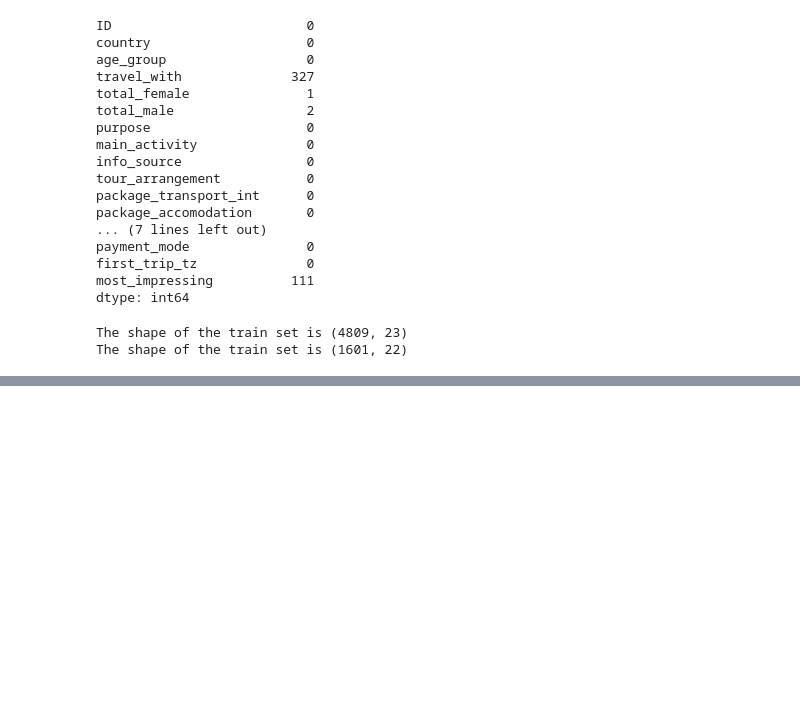
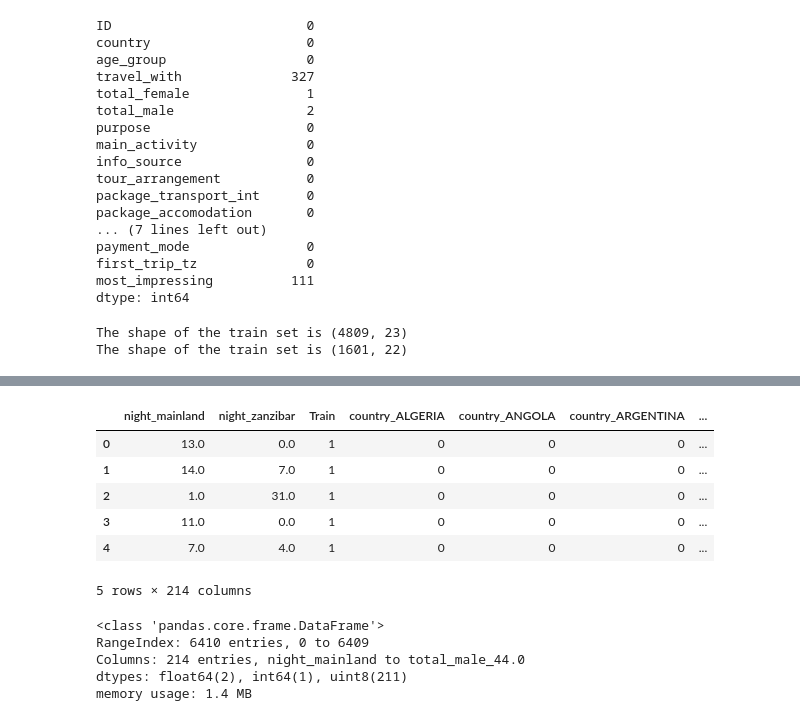
Before and after one commit to Kennedy87670/Projects_ML, a Jupyter notebook: Tanzania_Tourism_Prediction .ipynb, the cells around one changed output, grey strips where cells are left out. Saved outputs shown, nothing was run; the diff lists cells and outputs as text; code cells hidden in the pictures; blank space fills up the shorter version.

```diff
--- a/Tanzania_Tourism_Prediction .ipynb
+++ b/Tanzania_Tourism_Prediction .ipynb
@@ -283,0 +342,22 @@ data
+# %%
+numerical_values = ['total_female','total_male' ]
+# %%
+## convert the data categorical to (1, 0)
+all_data = pd.get_dummies( all_data,columns = numerical_values)
+all_data.head()
+# %% [output]
+|  | night_mainland | night_zanzibar | Train | country_ALGERIA | country_ANGOLA | country_ARGENTINA | ... |
+| 0 | 13.0 | 0.0 | 1 | 0 | 0 | 0 | ... |
+| 1 | 14.0 | 7.0 | 1 | 0 | 0 | 0 | ... |
+| 2 | 1.0 | 31.0 | 1 | 0 | 0 | 0 | ... |
+| 3 | 11.0 | 0.0 | 1 | 0 | 0 | 0 | ... |
+| 4 | 7.0 | 4.0 | 1 | 0 | 0 | 0 | ... |
+5 rows × 214 columns
+# %%
+all_data.info()
+# %% [output]
+<class 'pandas.core.frame.DataFrame'>
+RangeIndex: 6410 entries, 0 to 6409
+Columns: 214 entries, night_mainland to total_male_44.0
+dtypes: float64(2), int64(1), uint8(211)
+memory usage: 1.4 MB
```
Also changed, not shown: parts of 32 cells of this notebook.
